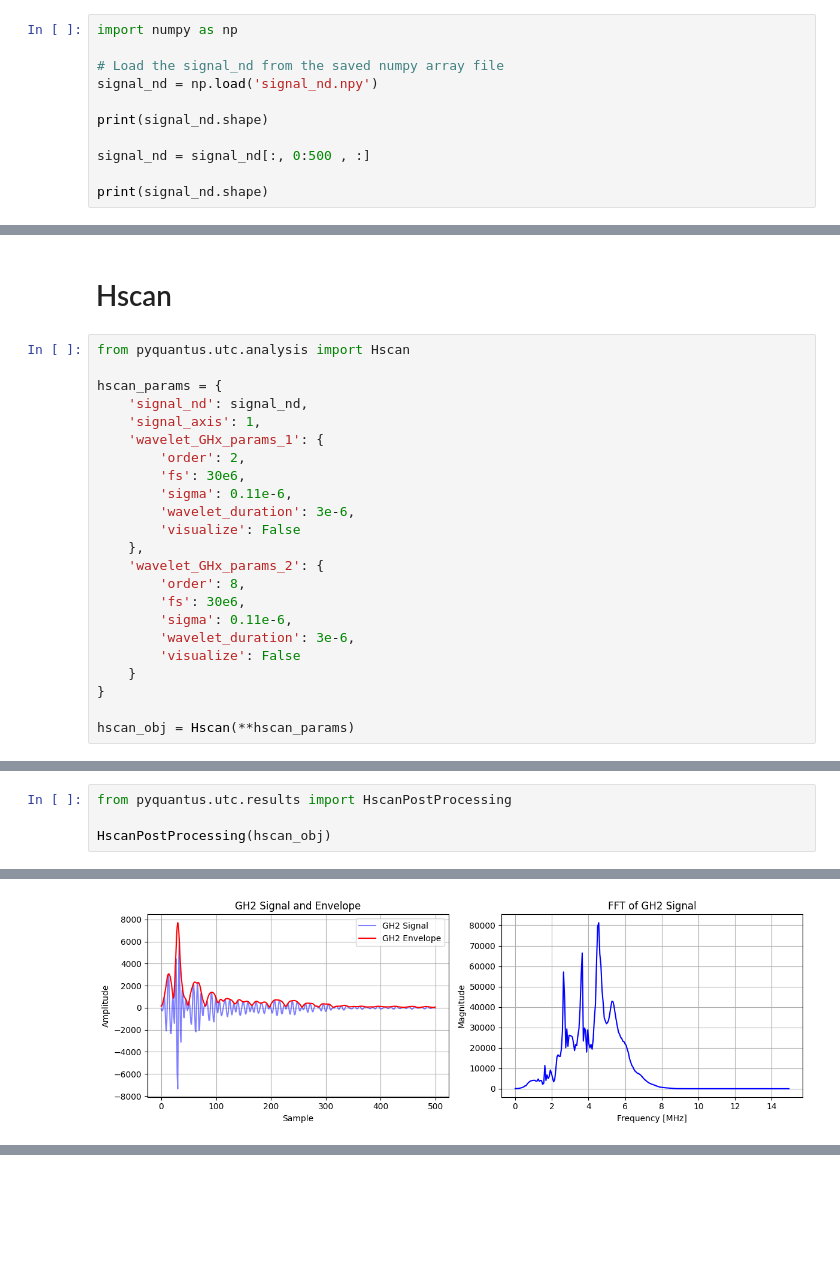
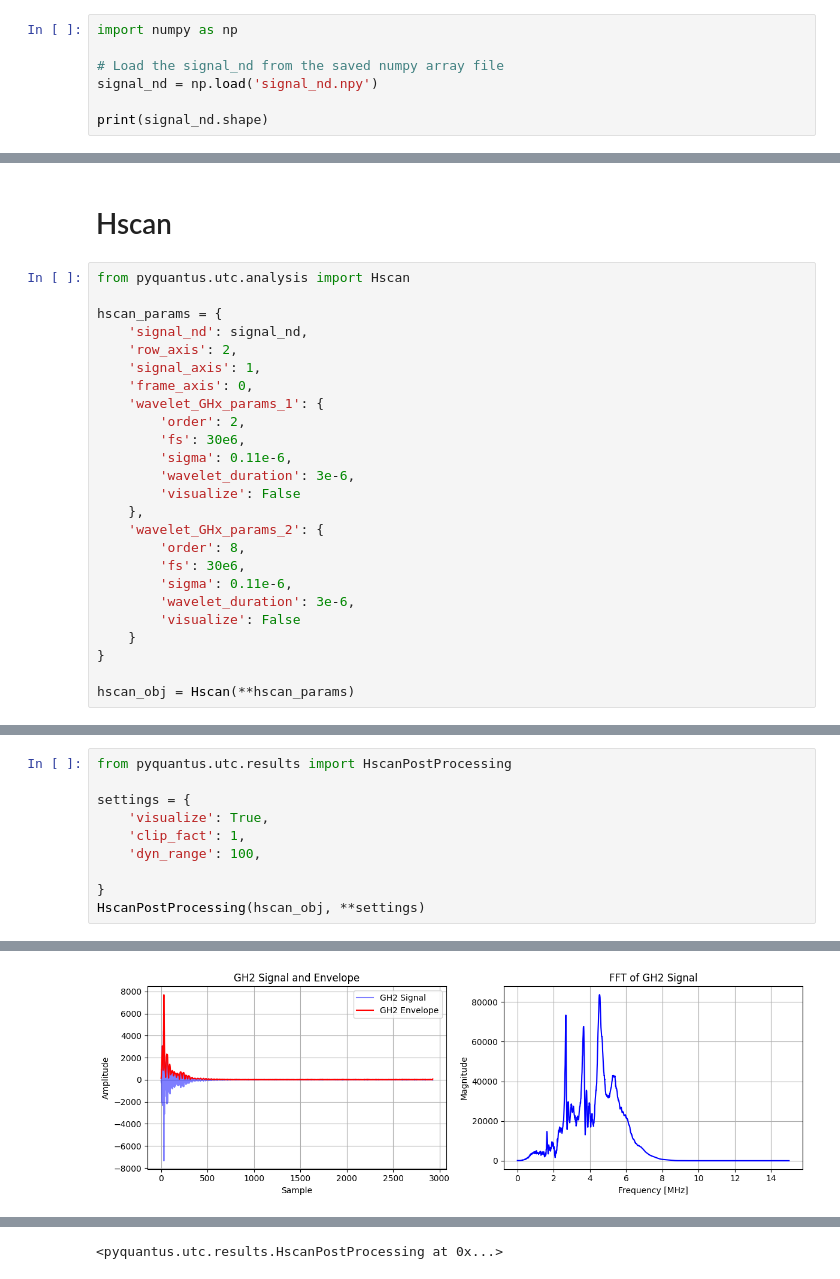
Before and after one commit to TUL-Dev/PyQuantUS, a Jupyter notebook: CLI-Demos/Utc.ipynb, the cells around one changed output, grey strips where cells are left out. Cells and saved outputs as stored; diff of their text form; blank space fills up the shorter version.

Commit message:
hscan image_envelope_2d

```diff
--- a/CLI-Demos/Utc.ipynb
+++ b/CLI-Demos/Utc.ipynb
@@ -54,9 +54,5 @@ import numpy as np
 signal_nd = np.load('signal_nd.npy')
 
 print(signal_nd.shape)
-
-signal_nd = signal_nd[:, 0:500 , :]
-
-print(signal_nd.shape)
 # %% [output]
 (34, 2928, 192)
@@ -68,7 +63,9 @@ from pyquantus.utc.analysis import Hscan
 
 hscan_params = {
     'signal_nd': signal_nd,
+    'row_axis': 2,
     'signal_axis': 1,
+    'frame_axis': 0,
     'wavelet_GHx_params_1': {
         'order': 2,
         'fs': 30e6,
@@ -117,5 +114,11 @@ print(hscan_obj.convolved_signal_with_ghx_2_envelope_nd.shape)
 # %%
 from pyquantus.utc.results import HscanPostProcessing
 
-HscanPostProcessing(hscan_obj)
+settings = {
+    'visualize': True,
+    'clip_fact': 1,
+    'dyn_range': 100,
+
+}
+HscanPostProcessing(hscan_obj, **settings)
 # %% [output]
@@ -133 +136 @@ HscanPostProcessing(hscan_obj)
-[figure, old version]
+[figure, new version]
@@ -145,0 +157 @@ HscanPostProcessing(hscan_obj)
+<pyquantus.utc.results.HscanPostProcessing at 0x...>
```
Also changed, not shown: parts of 4 cells of this notebook, 2 other files.
